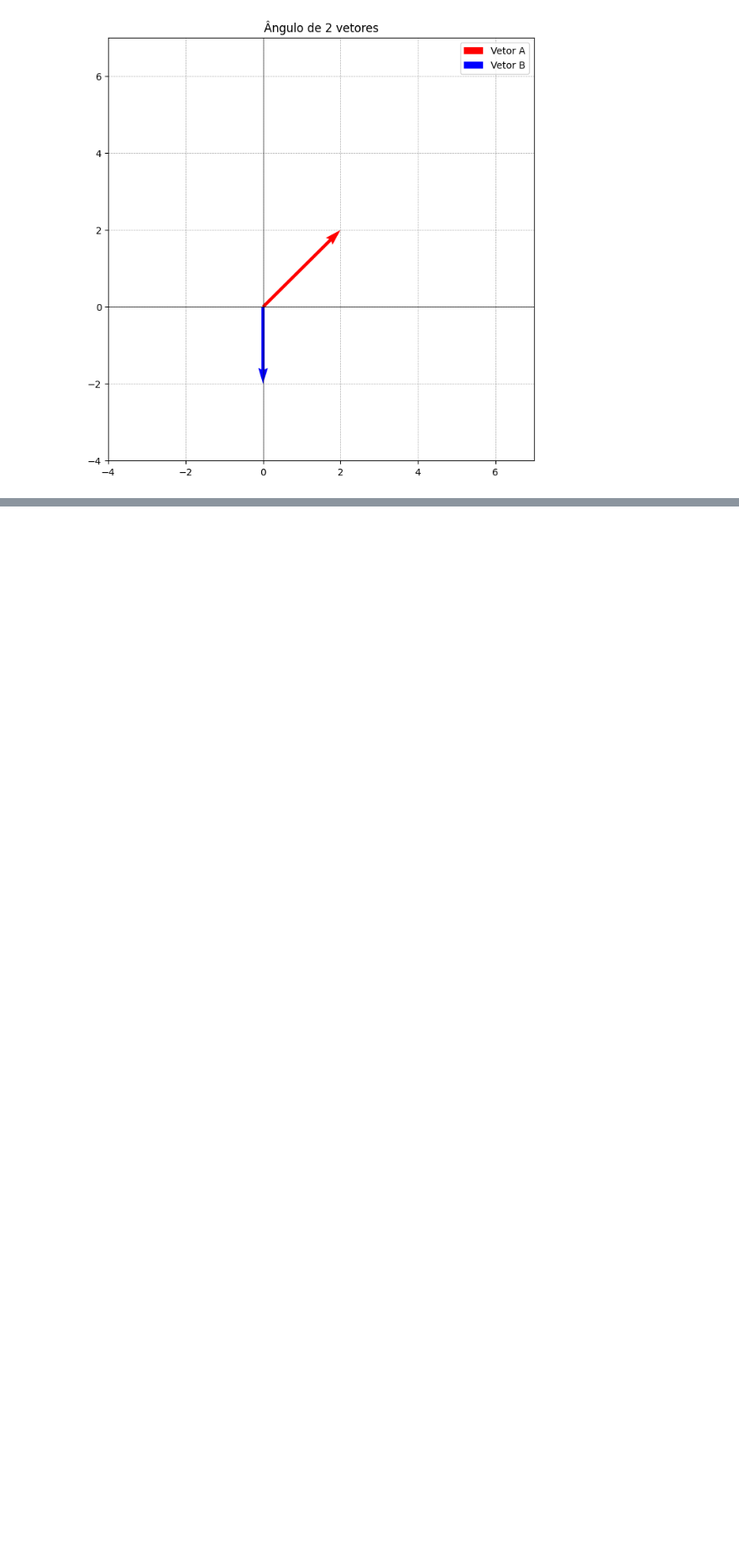
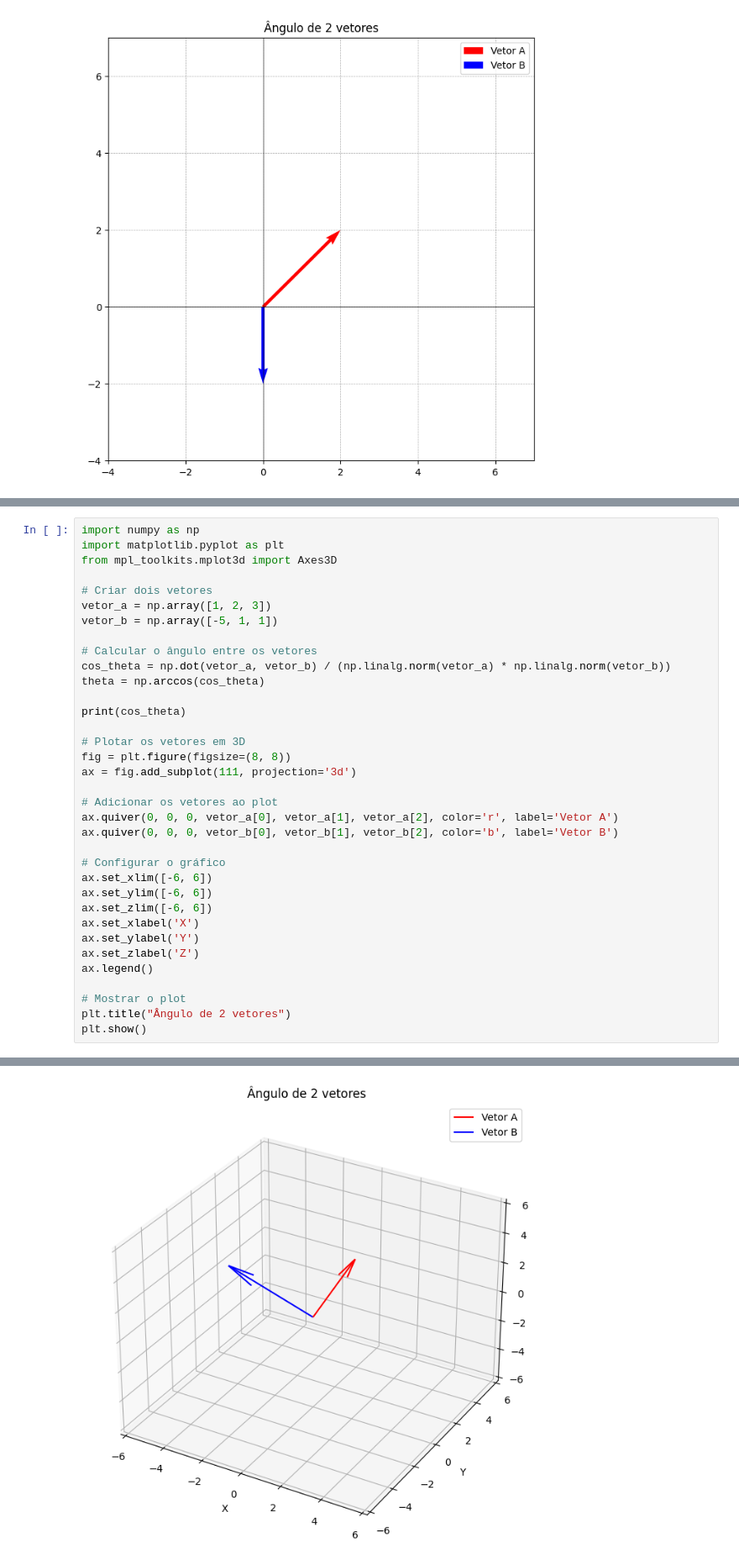
Before and after one commit to pedrobiqua/AlgebraLinear_Notebook, a Jupyter notebook: AlgebraLinear.ipynb, the cells around one changed output, grey strips where cells are left out. Shown: that part at 84% size. Saved outputs shown, nothing was run; the diff lists cells and outputs as text; blank space fills up the shorter version.

```diff
--- a/AlgebraLinear.ipynb
+++ b/AlgebraLinear.ipynb
@@ -639,0 +661,36 @@ plt.show()
+# %%
+import numpy as np
+import matplotlib.pyplot as plt
+from mpl_toolkits.mplot3d import Axes3D
+
+# Criar dois vetores
+vetor_a = np.array([1, 2, 3])
+vetor_b = np.array([-5, 1, 1])
+
+# Calcular o ângulo entre os vetores
+cos_theta = np.dot(vetor_a, vetor_b) / (np.linalg.norm(vetor_a) * np.linalg.norm(vetor_b))
+theta = np.arccos(cos_theta)
+
+print(cos_theta)
+
+# Plotar os vetores em 3D
+fig = plt.figure(figsize=(8, 8))
+ax = fig.add_subplot(111, projection='3d')
+
+# Adicionar os vetores ao plot
+ax.quiver(0, 0, 0, vetor_a[0], vetor_a[1], vetor_a[2], color='r', label='Vetor A')
+ax.quiver(0, 0, 0, vetor_b[0], vetor_b[1], vetor_b[2], color='b', label='Vetor B')
+
+# Configurar o gráfico
+ax.set_xlim([-6, 6])
+ax.set_ylim([-6, 6])
+ax.set_zlim([-6, 6])
+ax.set_xlabel('X')
+ax.set_ylabel('Y')
+ax.set_zlabel('Z')
+ax.legend()
+
+# Mostrar o plot
+plt.title("Ângulo de 2 vetores")
+plt.show()
+# %% [output]
@@ -639,0 +698 @@ plt.show()
+[figure, added]
```
Also changed, not shown: parts of 20 cells of this notebook.
